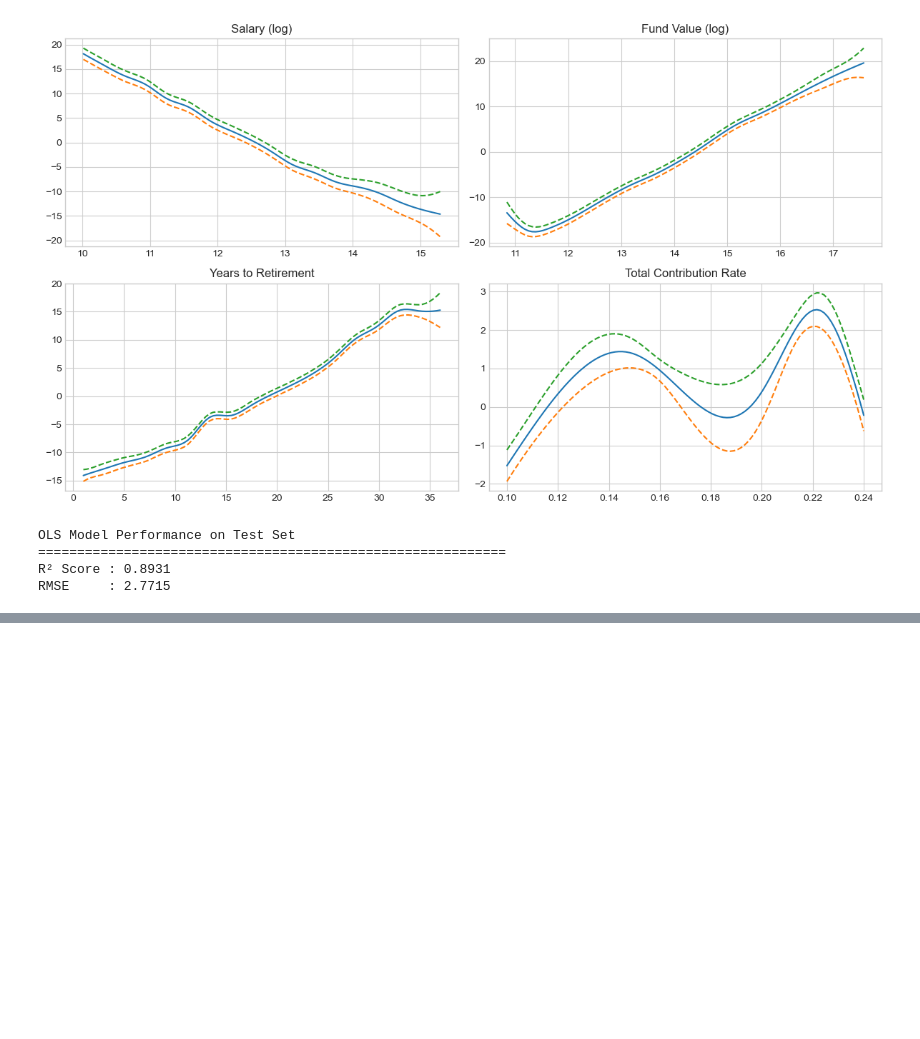
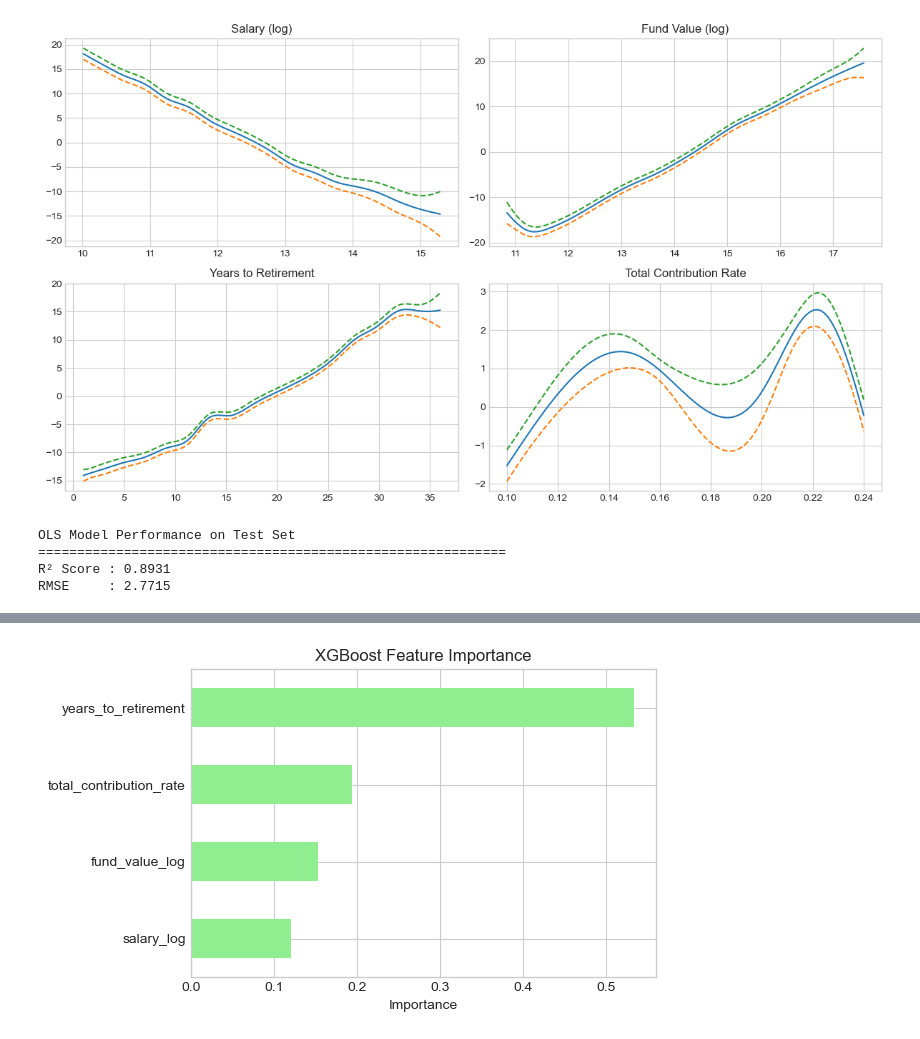
Before and after one commit to Vain-Guy/Labour-Force, a Jupyter notebook: Notebooks/eda.ipynb, the cells around one changed output, grey strips where cells are left out. Cells and saved outputs as stored; diff of their text form; code cells hidden in the pictures; blank space fills up the shorter version.

```diff
--- a/Notebooks/eda.ipynb
+++ b/Notebooks/eda.ipynb
@@ -1277,0 +1355,13 @@ RMSE     : 2.7715
+# %%
+import matplotlib.pyplot as plt
+import pandas as pd
+
+feat_importances = pd.Series(xgb_model.feature_importances_, index=x_train.columns)
+feat_importances = feat_importances.sort_values(ascending=True)
+
+feat_importances.plot(kind='barh', figsize=(6,4), color='lightgreen')
+plt.title("XGBoost Feature Importance")
+plt.xlabel("Importance")
+plt.show()
+# %% [output]
+[figure, added]
```
Also changed, not shown: parts of 5 cells of this notebook.
